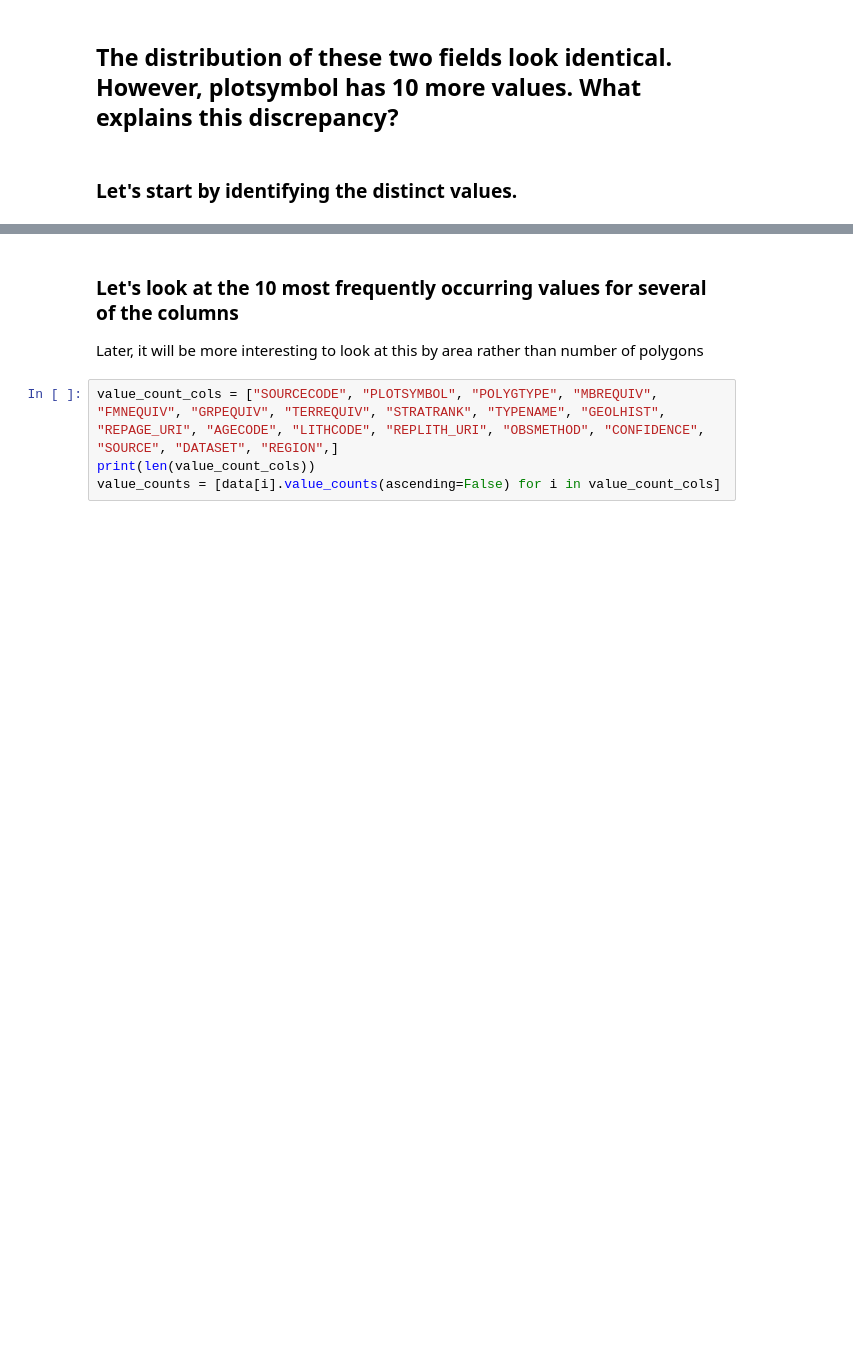
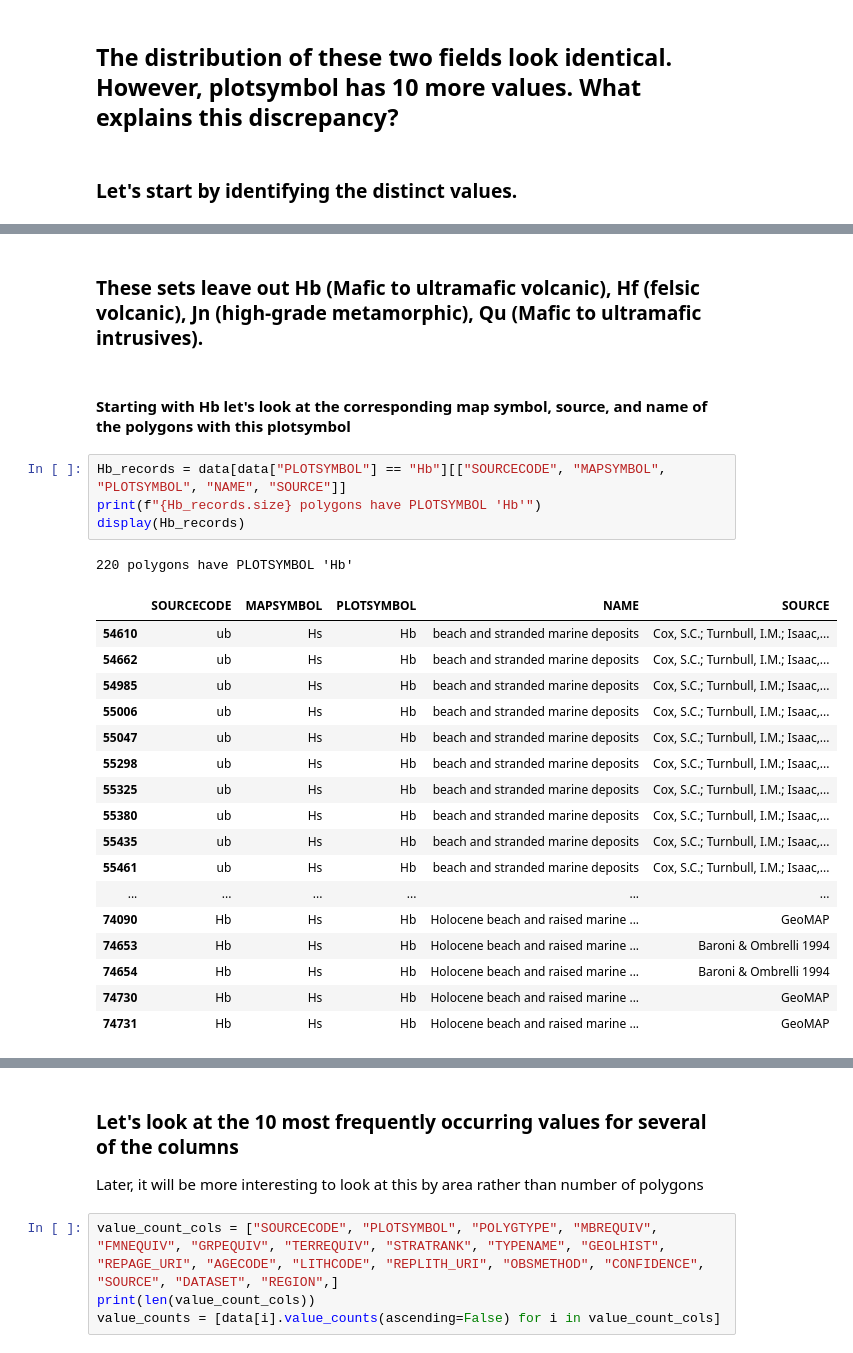
Before and after one commit to selkind/GeoMap, a Jupyter notebook: introduction.ipynb, the cells around one changed output, grey strips where cells are left out. Drawn from its saved outputs; the diff is of its cells as text; blank space fills up the shorter version.

```diff
--- a/scratch.ipynb
+++ b/introduction.ipynb
@@ -363,0 +386,27 @@ plot_value_counts("PLOTSYMBOL", 90, plot_sym_counts, plot_sym_counts_norm)
+# %% [markdown]
+### These sets leave out Hb (Mafic to ultramafic volcanic), Hf (felsic volcanic), Jn (high-grade metamorphic), Qu (Mafic to ultramafic intrusives).
+# %% [markdown]
+#### Starting with Hb let's look at the corresponding map symbol, source, and name of the polygons with this plotsymbol
+# %%
+Hb_records = data[data["PLOTSYMBOL"] == "Hb"][["SOURCECODE", "MAPSYMBOL", "PLOTSYMBOL", "NAME", "SOURCE"]]
+print(f"{Hb_records.size} polygons have PLOTSYMBOL 'Hb'")
+display(Hb_records)
+# %% [output]
+220 polygons have PLOTSYMBOL 'Hb'
+|  | SOURCECODE | MAPSYMBOL | PLOTSYMBOL | NAME | SOURCE |
+| 54610 | ub | Hs | Hb | beach and stranded marine deposits | Cox, S.C.; Turnbull, I.M.; Isaac,... |
+| 54662 | ub | Hs | Hb | beach and stranded marine deposits | Cox, S.C.; Turnbull, I.M.; Isaac,... |
+| 54985 | ub | Hs | Hb | beach and stranded marine deposits | Cox, S.C.; Turnbull, I.M.; Isaac,... |
+| 55006 | ub | Hs | Hb | beach and stranded marine deposits | Cox, S.C.; Turnbull, I.M.; Isaac,... |
+| 55047 | ub | Hs | Hb | beach and stranded marine deposits | Cox, S.C.; Turnbull, I.M.; Isaac,... |
+| 55298 | ub | Hs | Hb | beach and stranded marine deposits | Cox, S.C.; Turnbull, I.M.; Isaac,... |
+| 55325 | ub | Hs | Hb | beach and stranded marine deposits | Cox, S.C.; Turnbull, I.M.; Isaac,... |
+| 55380 | ub | Hs | Hb | beach and stranded marine deposits | Cox, S.C.; Turnbull, I.M.; Isaac,... |
+| 55435 | ub | Hs | Hb | beach and stranded marine deposits | Cox, S.C.; Turnbull, I.M.; Isaac,... |
+| 55461 | ub | Hs | Hb | beach and stranded marine deposits | Cox, S.C.; Turnbull, I.M.; Isaac,... |
+| ... | ... | ... | ... | ... | ... |
+| 74090 | Hb | Hs | Hb | Holocene beach and raised marine ... | GeoMAP |
+| 74653 | Hb | Hs | Hb | Holocene beach and raised marine ... | Baroni & Ombrelli 1994 |
+| 74654 | Hb | Hs | Hb | Holocene beach and raised marine ... | Baroni & Ombrelli 1994 |
+| 74730 | Hb | Hs | Hb | Holocene beach and raised marine ... | GeoMAP |
+| 74731 | Hb | Hs | Hb | Holocene beach and raised marine ... | GeoMAP |
```
Also changed, not shown: parts of 11 cells of this notebook, 1 other file.
